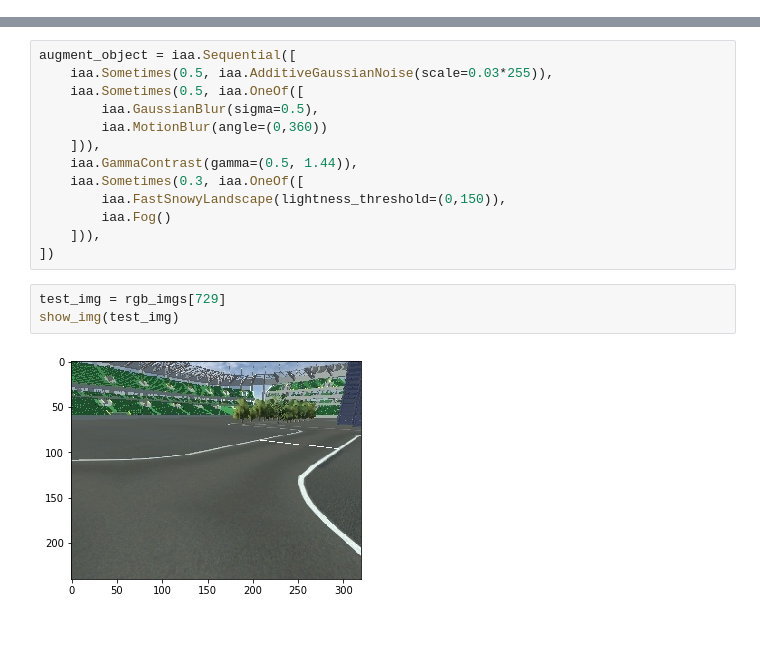
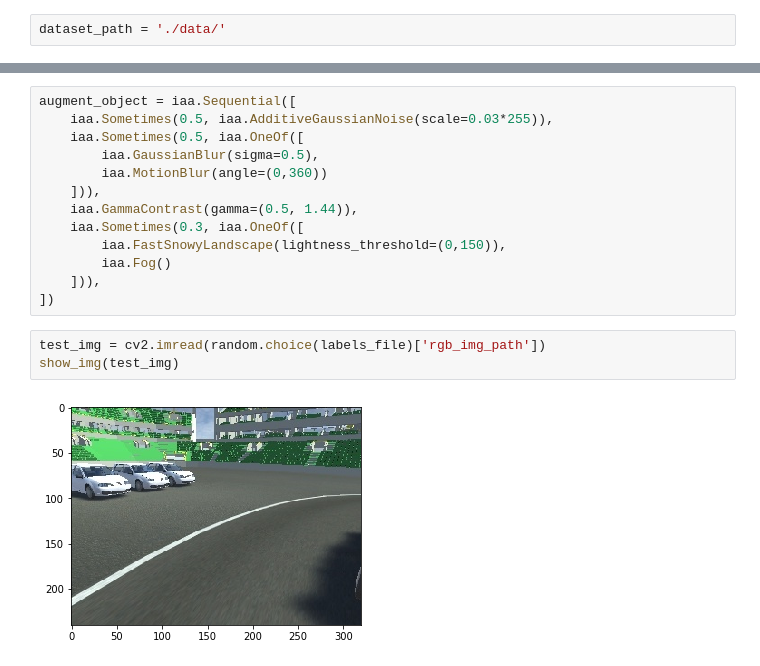
Before and after one commit to hit-haui/model_notTrashCar, a Jupyter notebook: data_normalize.ipynb, the cells around one changed output, grey strips where cells are left out. Drawn from its saved outputs; the diff is of its cells as text; blank space fills up the shorter version.

```diff
--- a/data_normalize.ipynb
+++ b/data_normalize.ipynb
@@ -11 +10,3 @@ dataset_path = '/home/hai/Downloads/recored_data/'
+# %%
+dataset_path = './data/'
 # %%
@@ -65,11 +69,11 @@ augment_object = iaa.Sequential([
         iaa.Fog()
     ])),
 ])
-# %%
-test_img = rgb_imgs[729]
-show_img(test_img)
-# %% [output]
-[figure, removed]
+# %%
+test_img = cv2.imread(random.choice(labels_file)['rgb_img_path'])
+show_img(test_img)
+# %% [output]
+[figure, added]
 # %%
 show_img(augment_object.augment_image(test_img))
 # %% [output]
```
Also changed, not shown: parts of 35 cells of this notebook.
